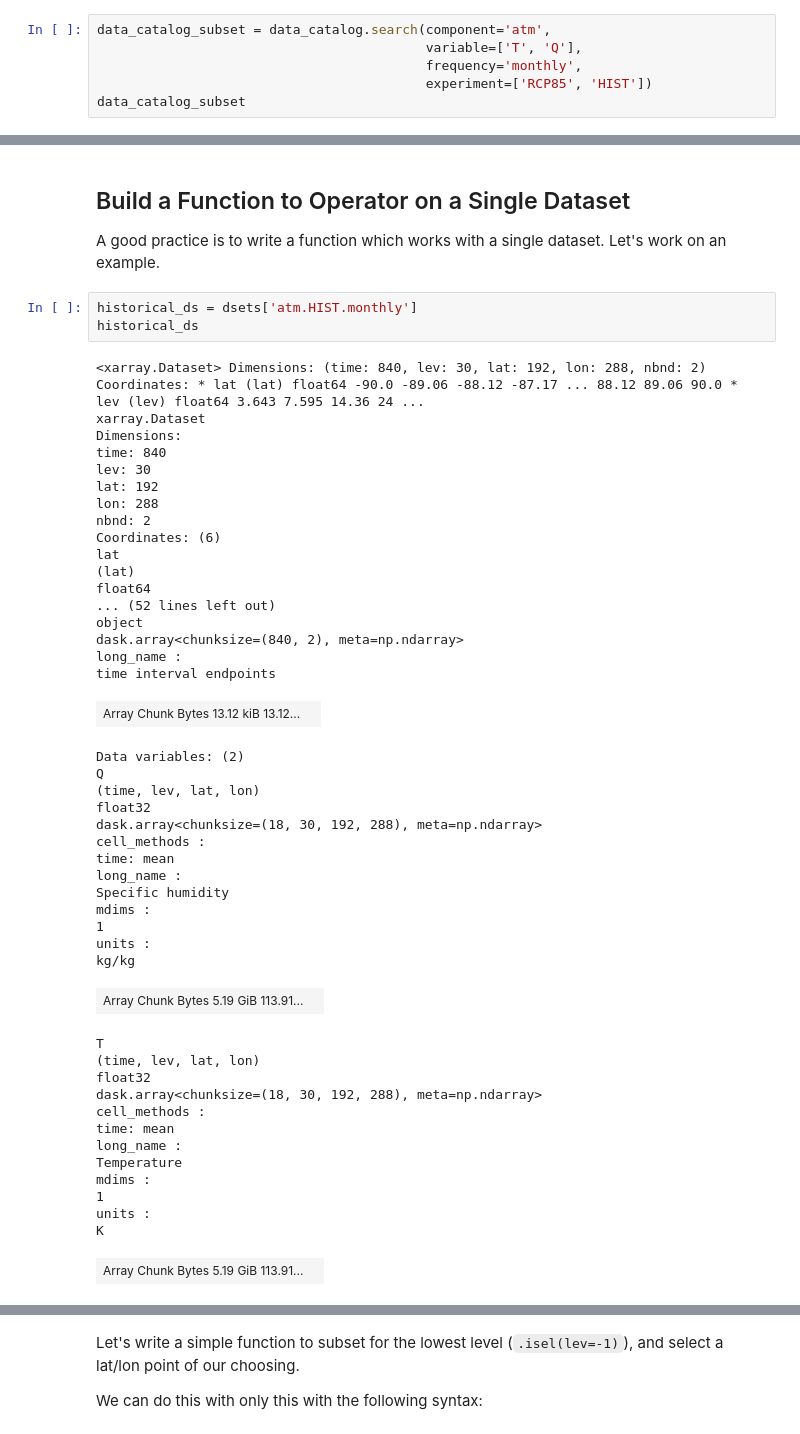
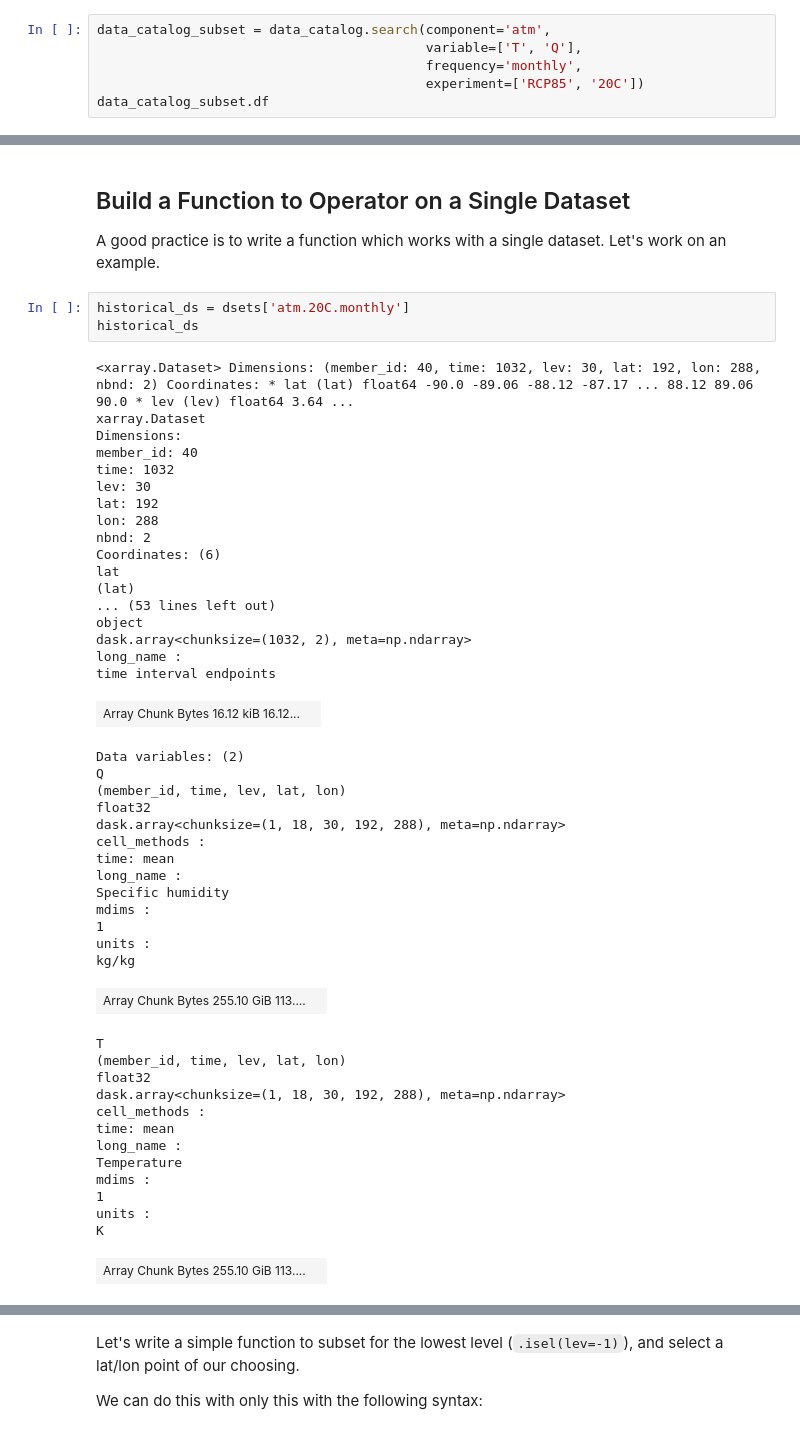
Before and after one commit to ProjectPythiaTutorials/intake-esm-tutorial_2021_12_08, a Jupyter notebook: tutorial/intake-esm-01.ipynb, the cells around one changed output, grey strips where cells are left out. Cells and saved outputs as stored; diff of their text form.

```diff
--- a/tutorial/intake-esm-01.ipynb
+++ b/tutorial/intake-esm-01.ipynb
@@ -588,6 +614,6 @@ We restrict the search to atmospheric temperature and specific humidity
 data_catalog_subset = data_catalog.search(component='atm',
                                           variable=['T', 'Q'],
                                           frequency='monthly',
-                                          experiment=['RCP85', 'HIST'])
-data_catalog_subset
+                                          experiment=['RCP85', '20C'])
+data_catalog_subset.df
 # %% [output]
@@ -635,32 +653,32 @@ dsets
 ## Build a Function to Operator on a Single Dataset
 A good practice is to write a function which works with a single dataset. Let's work on an example.
 # %%
-historical_ds = dsets['atm.HIST.monthly']
+historical_ds = dsets['atm.20C.monthly']
 historical_ds
 # %% [output]
-<xarray.Dataset> Dimensions: (time: 840, lev: 30, lat: 192, lon: 288, nbnd: 2) Coordinates: * lat (lat) float64 -90.0 -89.06 -88.12 -87.17 ... 88.12 89.06 90.0 * lev (lev) float64 3.643 7.595 14.36 24 ...
+<xarray.Dataset> Dimensions: (member_id: 40, time: 1032, lev: 30, lat: 192, lon: 288, nbnd: 2) Coordinates: * lat (lat) float64 -90.0 -89.06 -88.12 -87.17 ... 88.12 89.06 90.0 * lev (lev) float64 3.64 ...
 xarray.Dataset
 Dimensions:
-time: 840
+member_id: 40
+time: 1032
 lev: 30
 lat: 192
 lon: 288
 nbnd: 2
 Coordinates: (6)
 lat
 (lat)
-float64
-... (52 lines left out)
+... (53 lines left out)
 object
-dask.array<chunksize=(840, 2), meta=np.ndarray>
+dask.array<chunksize=(1032, 2), meta=np.ndarray>
 long_name :
 time interval endpoints
-| Array Chunk Bytes 13.12 kiB 13.12... |  |
+| Array Chunk Bytes 16.12 kiB 16.12... |  |
 Data variables: (2)
 Q
-(time, lev, lat, lon)
+(member_id, time, lev, lat, lon)
 float32
-dask.array<chunksize=(18, 30, 192, 288), meta=np.ndarray>
+dask.array<chunksize=(1, 18, 30, 192, 288), meta=np.ndarray>
 cell_methods :
 time: mean
 long_name :
@@ -669,11 +687,11 @@ mdims :
 1
 units :
 kg/kg
-| Array Chunk Bytes 5.19 GiB 113.91... |  |
+| Array Chunk Bytes 255.10 GiB 113.... |  |
 T
-(time, lev, lat, lon)
+(member_id, time, lev, lat, lon)
 float32
-dask.array<chunksize=(18, 30, 192, 288), meta=np.ndarray>
+dask.array<chunksize=(1, 18, 30, 192, 288), meta=np.ndarray>
 cell_methods :
 time: mean
 long_name :
@@ -682,5 +700,5 @@ mdims :
 1
 units :
 K
-| Array Chunk Bytes 5.19 GiB 113.91... |  |
+| Array Chunk Bytes 255.10 GiB 113.... |  |
 Attributes: (13)
```
Also changed, not shown: parts of 20 cells of this notebook.
